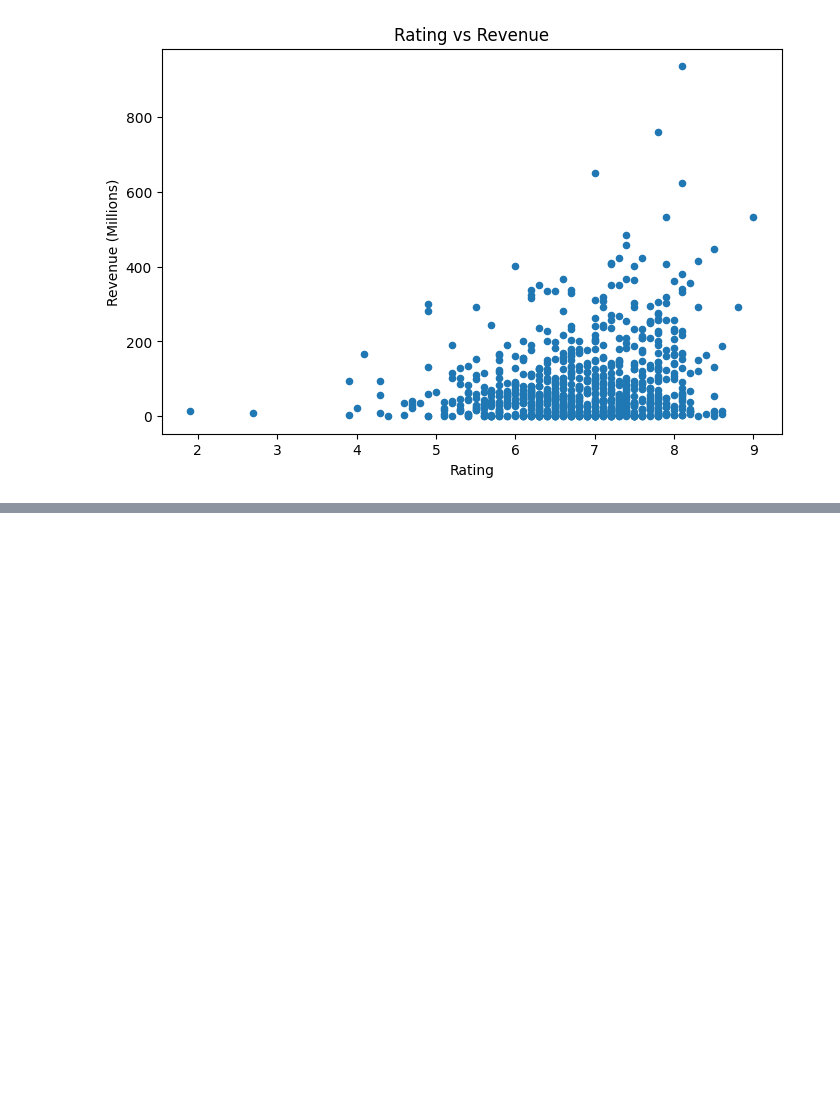
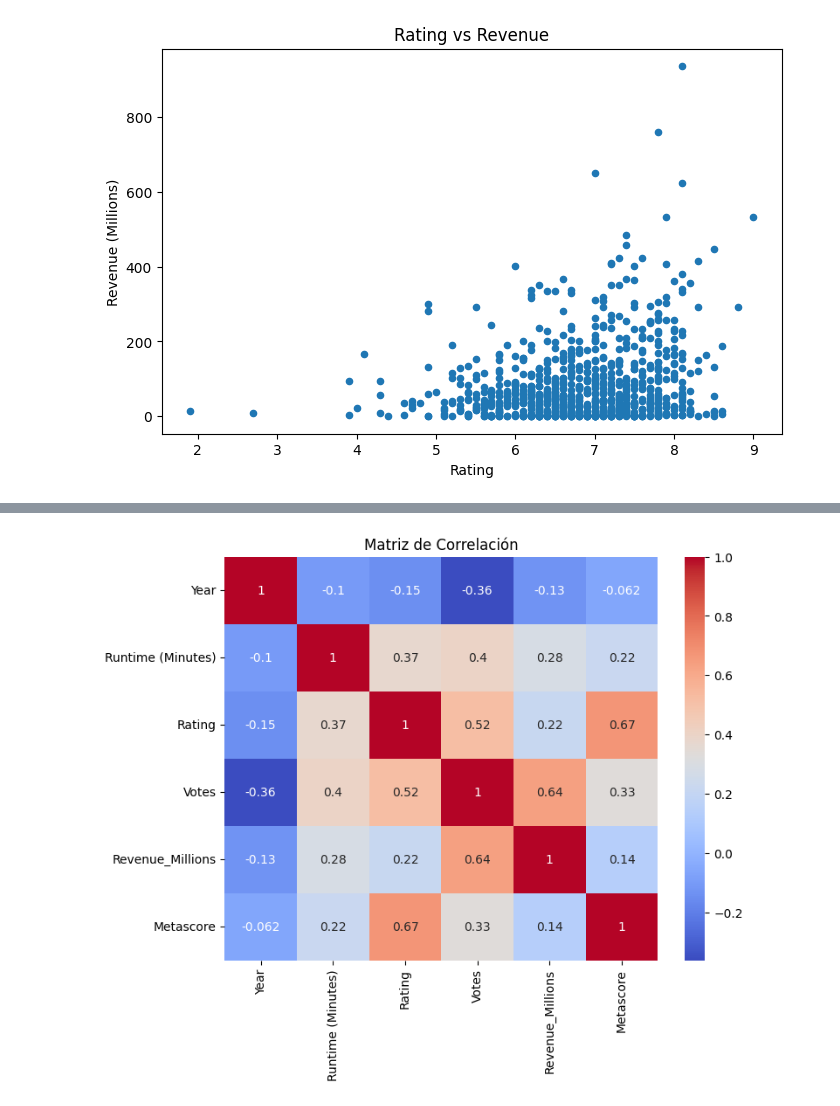
Before and after one commit to carlos2509029-ship-it/pandas, a Jupyter notebook: pnds.ipynb, the cells around one changed output, grey strips where cells are left out. Drawn from its saved outputs; the diff is of its cells as text; code cells hidden in the pictures; blank space fills up the shorter version.

```diff
--- a/pnds.ipynb
+++ b/pnds.ipynb
@@ -380,0 +421,9 @@ plt.show()
+# %%
+df_corr = df[['Year',
+              'Runtime (Minutes)',
+              'Rating',
+              'Votes',
+              'Revenue_Millions',
+              'Metascore']].corr()
+
+df_corr
@@ -380,0 +438,17 @@ plt.show()
+# %%
+import seaborn as sns
+import matplotlib.pyplot as plt
+
+plt.figure(figsize=(8,6))
+
+sns.heatmap(
+    df_corr,
+    annot=True,
+    cmap='coolwarm'
+)
+
+plt.title('Matriz de Correlación')
+
+plt.show()
+# %% [output]
+[figure, added]
```
Also changed, not shown: parts of 12 cells of this notebook.
